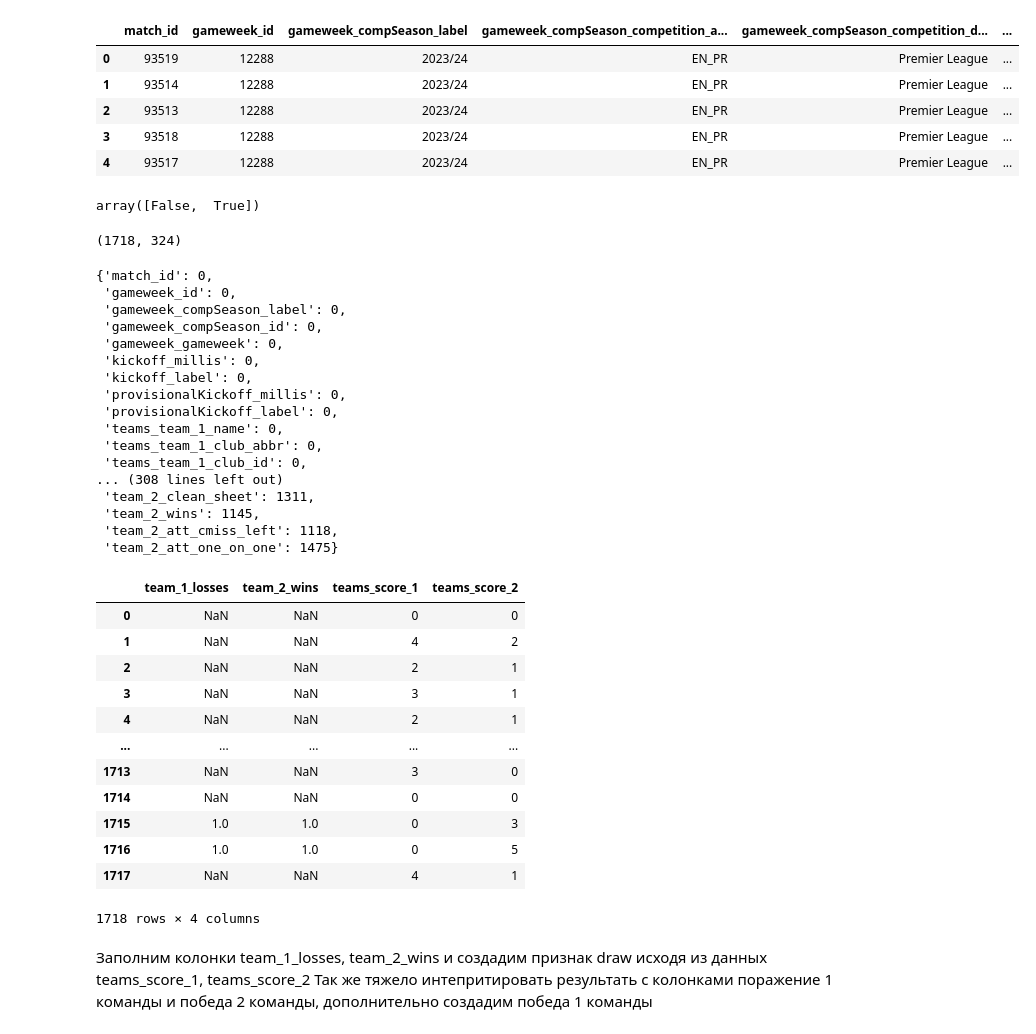
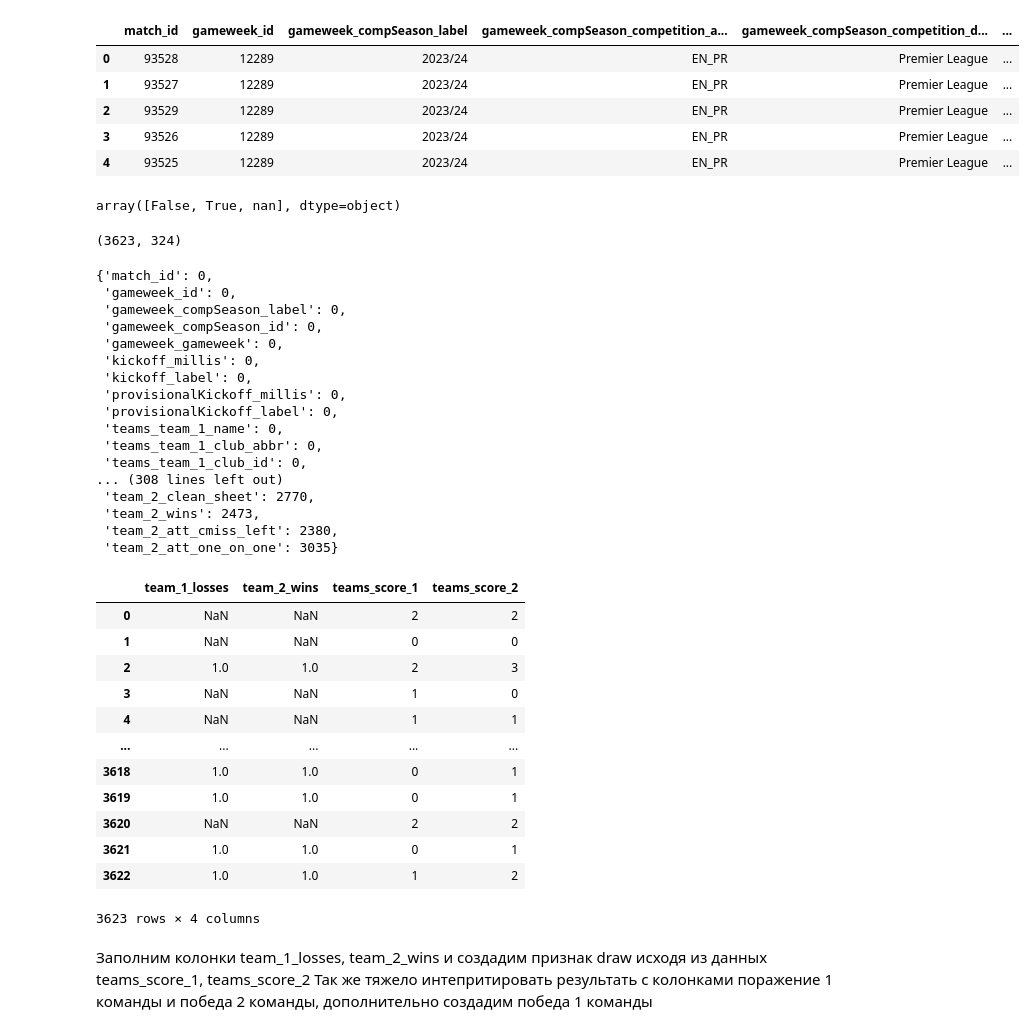
Before and after one commit to hse-mlds-2023-epl-prediction/annual-project, a Jupyter notebook: EDA/official/eda_games.ipynb, the cells around one changed output. Drawn from its saved outputs; the diff is of its cells as text; code cells hidden in the pictures.

```diff
--- a/EDA/official/eda_games.ipynb
+++ b/EDA/official/eda_games.ipynb
@@ -7,19 +8,19 @@ import matplotlib.pyplot as plt
 # %%
 path = '../../parsers/official/data/df_main.csv'
-df = pd.read_csv(path)
+df = pd.read_csv(Path(path).resolve())
 pd.set_option('display.max_columns', None)
 df.head()
 # %% [output]
 |  | match_id | gameweek_id | gameweek_compSeason_label | gameweek_compSeason_competition_a... | gameweek_compSeason_competition_d... | ... |
-| 0 | 93519 | 12288 | 2023/24 | EN_PR | Premier League | ... |
-| 1 | 93514 | 12288 | 2023/24 | EN_PR | Premier League | ... |
-| 2 | 93513 | 12288 | 2023/24 | EN_PR | Premier League | ... |
-| 3 | 93518 | 12288 | 2023/24 | EN_PR | Premier League | ... |
-| 4 | 93517 | 12288 | 2023/24 | EN_PR | Premier League | ... |
+| 0 | 93528 | 12289 | 2023/24 | EN_PR | Premier League | ... |
+| 1 | 93527 | 12289 | 2023/24 | EN_PR | Premier League | ... |
+| 2 | 93529 | 12289 | 2023/24 | EN_PR | Premier League | ... |
+| 3 | 93526 | 12289 | 2023/24 | EN_PR | Premier League | ... |
+| 4 | 93525 | 12289 | 2023/24 | EN_PR | Premier League | ... |
 # %%
 df['behindClosedDoors'].unique()
 # %% [output]
-array([False,  True])
+array([False, True, nan], dtype=object)
 # %%
 #Удалим колонки которые не несут никакой информации: дублируются, либо 1 значение
 del_col = [
@@ -53,7 +54,7 @@ df.drop(del_col, axis=1, inplace=True)
 # %%
 df.shape
 # %% [output]
-(1718, 324)
+(3623, 324)
 # %%
 df.isna().sum().to_dict()
 # %% [output]
@@ -70,26 +71,26 @@ df.isna().sum().to_dict()
  'teams_team_1_club_abbr': 0,
  'teams_team_1_club_id': 0,
 ... (308 lines left out)
- 'team_2_clean_sheet': 1311,
- 'team_2_wins': 1145,
- 'team_2_att_cmiss_left': 1118,
- 'team_2_att_one_on_one': 1475}
+ 'team_2_clean_sheet': 2770,
+ 'team_2_wins': 2473,
+ 'team_2_att_cmiss_left': 2380,
+ 'team_2_att_one_on_one': 3035}
 # %%
 df[['team_1_losses', 'team_2_wins', 'teams_score_1', 'teams_score_2']]
 # %% [output]
 |  | team_1_losses | team_2_wins | teams_score_1 | teams_score_2 |
-| 0 | NaN | NaN | 0 | 0 |
-| 1 | NaN | NaN | 4 | 2 |
-| 2 | NaN | NaN | 2 | 1 |
-| 3 | NaN | NaN | 3 | 1 |
-| 4 | NaN | NaN | 2 | 1 |
+| 0 | NaN | NaN | 2 | 2 |
+| 1 | NaN | NaN | 0 | 0 |
+| 2 | 1.0 | 1.0 | 2 | 3 |
+| 3 | NaN | NaN | 1 | 0 |
+| 4 | NaN | NaN | 1 | 1 |
 | ... | ... | ... | ... | ... |
-| 1713 | NaN | NaN | 3 | 0 |
-| 1714 | NaN | NaN | 0 | 0 |
-| 1715 | 1.0 | 1.0 | 0 | 3 |
-| 1716 | 1.0 | 1.0 | 0 | 5 |
-| 1717 | NaN | NaN | 4 | 1 |
+| 3618 | 1.0 | 1.0 | 0 | 1 |
+| 3619 | 1.0 | 1.0 | 0 | 1 |
+| 3620 | NaN | NaN | 2 | 2 |
+| 3621 | 1.0 | 1.0 | 0 | 1 |
+| 3622 | 1.0 | 1.0 | 1 | 2 |
-1718 rows × 4 columns
+3623 rows × 4 columns
 # %% [markdown]
 Заполним колонки team_1_losses, team_2_wins и создадим признак draw исходя из данных teams_score_1, teams_score_2
 Так же тяжело интепритировать результать с колонками поражение 1 команды и победа 2 команды, дополнительно создадим победа 1 команды
```
Also changed, not shown: parts of 18 cells of this notebook, 15 other files.
